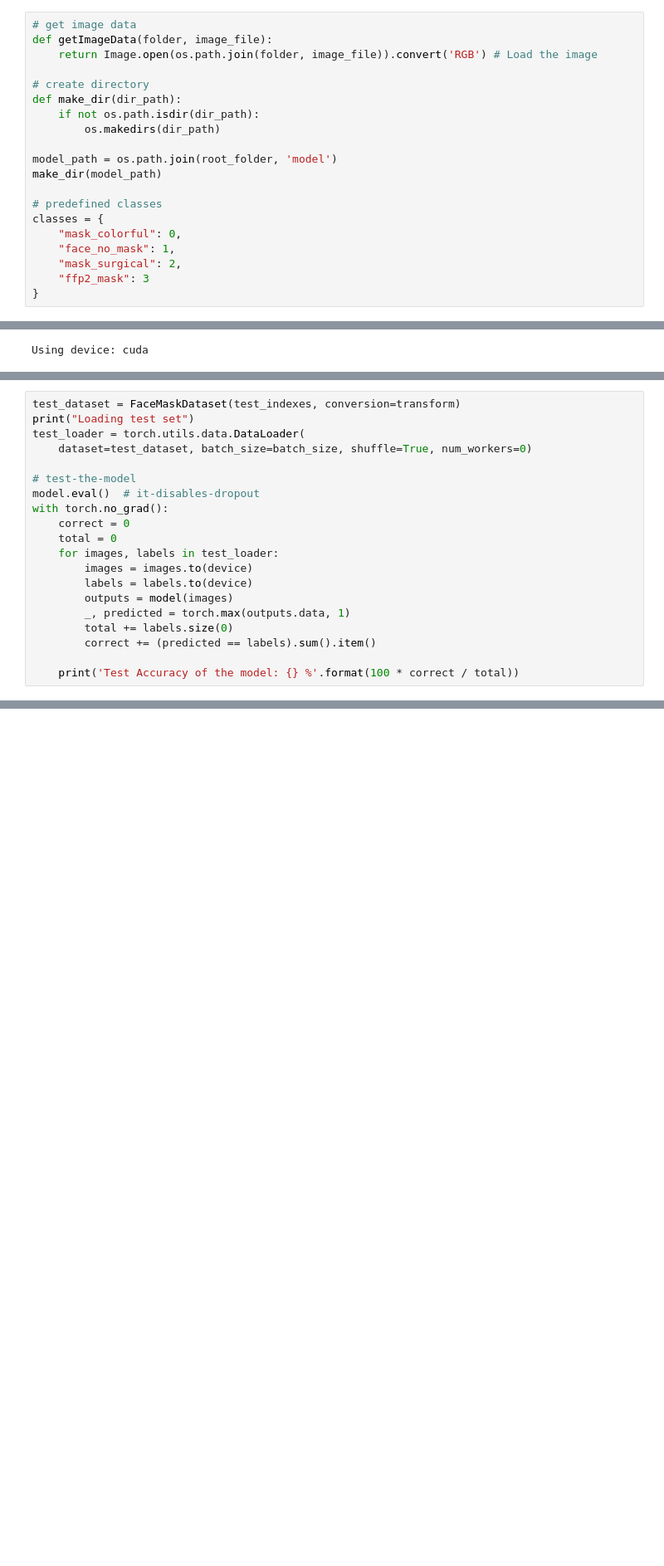
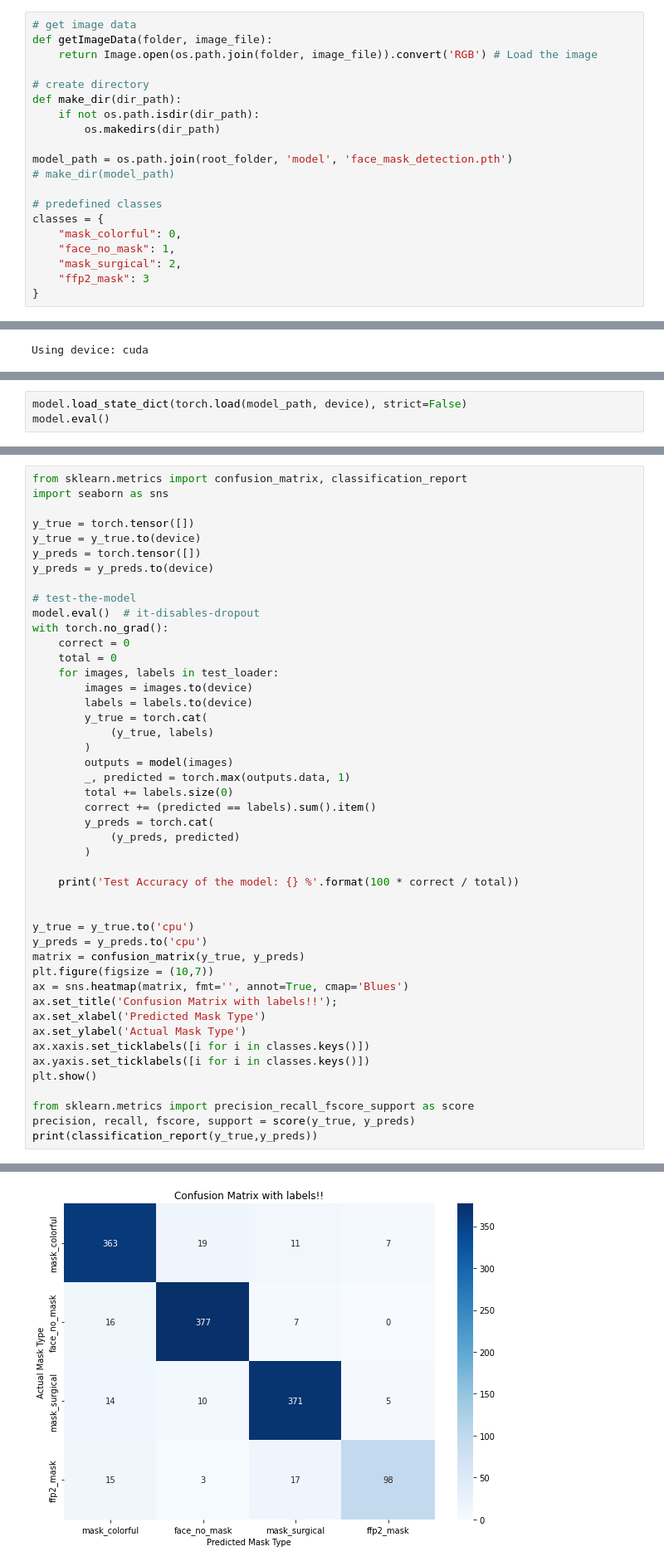
Before and after one commit to cpatel1999/AI_FACE_MASK_DETECTION, a Jupyter notebook: Project.ipynb, the cells around one changed output, grey strips where cells are left out. Shown at 83% size. Drawn from its saved outputs; the diff is of its cells as text; blank space fills up the shorter version.

```diff
--- a/Project.ipynb
+++ b/Project.ipynb
@@ -32,8 +32,8 @@ def make_dir(dir_path):
     if not os.path.isdir(dir_path):
         os.makedirs(dir_path)
 
-model_path = os.path.join(root_folder, 'model')
-make_dir(model_path)
+model_path = os.path.join(root_folder, 'model', 'face_mask_detection.pth')
+# make_dir(model_path)
 
 # predefined classes
 classes = {
@@ -281,0 +281,3 @@ plot_losses(history)
+# %%
+model.load_state_dict(torch.load(model_path, device), strict=False)
+model.eval()
@@ -282,8 +293,11 @@ plot_losses(history)
 # %%
-test_dataset = FaceMaskDataset(test_indexes, conversion=transform)
-print("Loading test set")
-test_loader = torch.utils.data.DataLoader(
-    dataset=test_dataset, batch_size=batch_size, shuffle=True, num_workers=0)
+from sklearn.metrics import confusion_matrix, classification_report
+import seaborn as sns
+
+y_true = torch.tensor([])
+y_true = y_true.to(device)
+y_preds = torch.tensor([])
+y_preds = y_preds.to(device)
 
 # test-the-model
 model.eval()  # it-disables-dropout
@@ -293,10 +307,33 @@ with torch.no_grad():
     for images, labels in test_loader:
         images = images.to(device)
         labels = labels.to(device)
+        y_true = torch.cat(
+            (y_true, labels)
+        )
         outputs = model(images)
         _, predicted = torch.max(outputs.data, 1)
         total += labels.size(0)
         correct += (predicted == labels).sum().item()
+        y_preds = torch.cat(
+            (y_preds, predicted)
+        )
 
     print('Test Accuracy of the model: {} %'.format(100 * correct / total))
+
+
+y_true = y_true.to('cpu')
+y_preds = y_preds.to('cpu')
+matrix = confusion_matrix(y_true, y_preds)
+plt.figure(figsize = (10,7))
+ax = sns.heatmap(matrix, fmt='', annot=True, cmap='Blues')
+ax.set_title('Confusion Matrix with labels!!');
+ax.set_xlabel('Predicted Mask Type')
+ax.set_ylabel('Actual Mask Type')
+ax.xaxis.set_ticklabels([i for i in classes.keys()])
+ax.yaxis.set_ticklabels([i for i in classes.keys()])
+plt.show()
+
+from sklearn.metrics import precision_recall_fscore_support as score
+precision, recall, fscore, support = score(y_true, y_preds)
+print(classification_report(y_true,y_preds))
 # %% [output]
@@ -304,0 +341 @@ Test Accuracy of the model: 97.29106628242074 %
+[figure, added]
```
Also changed, not shown: parts of 11 cells of this notebook, 2 other files.
